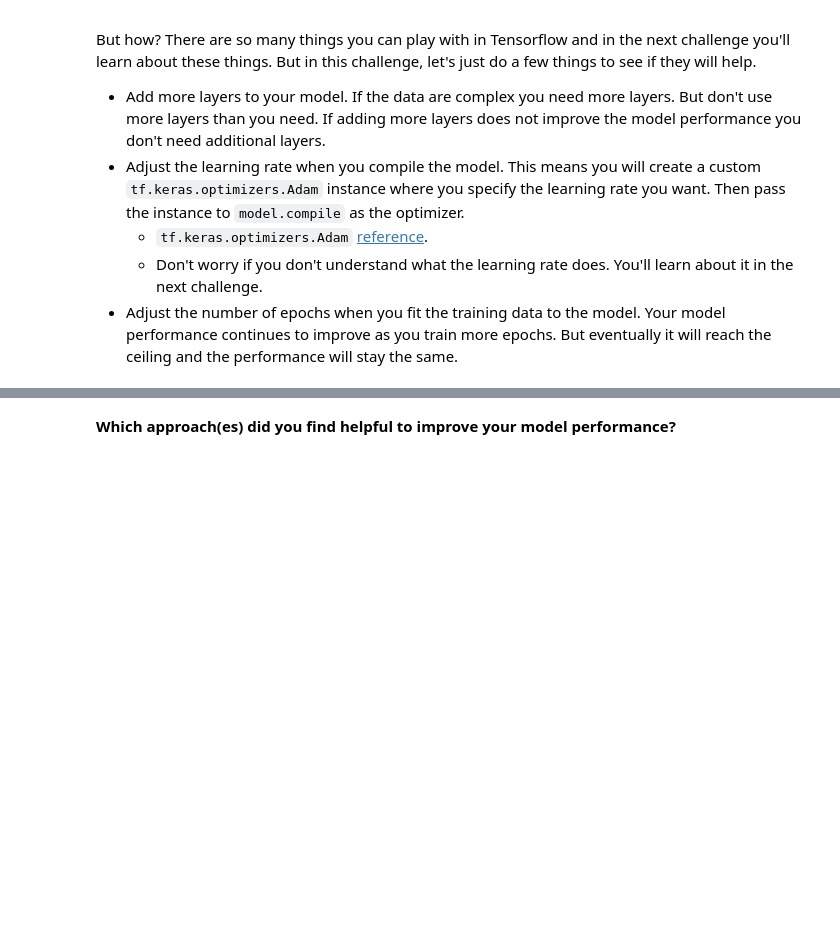
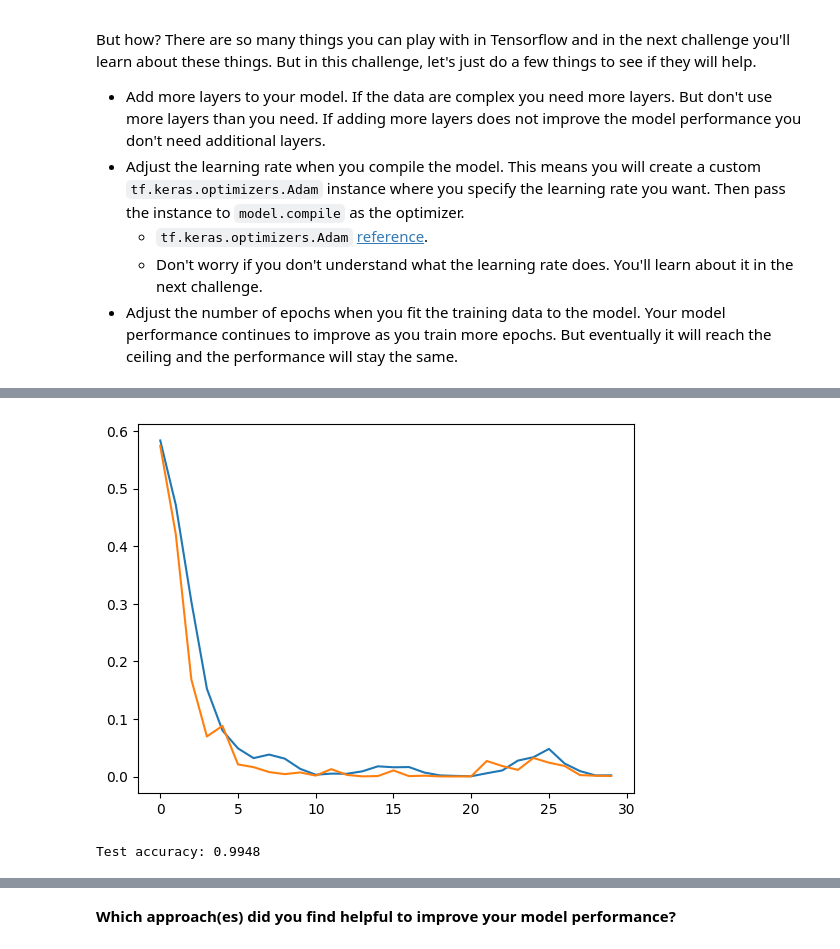
Before and after one commit to rberbenkova/lab-neural-networks, a Jupyter notebook: challenge_1.ipynb, the cells around one changed output, grey strips where cells are left out. Drawn from its saved outputs; the diff is of its cells as text; code cells hidden in the pictures; blank space fills up the shorter version.

```diff
--- a/challenge_1.ipynb
+++ b/challenge_1.ipynb
@@ -454,0 +492,11 @@ But how? There are so many things you can play with in Tensorflow and in the nex
+# %%
+# Usage: 4 layers instead of 3
+model = build_model(input_dim=9, hidden_units=(256, 128, 64, 32))
+
+model.compile(
+    optimizer="adam",
+    loss="sparse_categorical_crossentropy",
+    metrics=["accuracy"]
+)
+
+model.summary()
@@ -454,0 +525,10 @@ But how? There are so many things you can play with in Tensorflow and in the nex
+# %%
+history = model.fit(
+    X_train_scaled,   # features (NumPy array), shape (n_train, n_features)
+    y_train,          # integer labels (0 or 1), shape (n_train,)
+    validation_split=0.20,  # use 20% of TRAIN data for validation
+    epochs=100,              # upper bound on passes over the training data
+    batch_size=16,          # number of samples per gradient update
+    callbacks=[es],         # apply EarlyStopping during training
+    verbose=1               # show progress per epoch
+)
@@ -454,0 +553,13 @@ But how? There are so many things you can play with in Tensorflow and in the nex
+# %%
+# PLOT Learning Curves from history object
+import matplotlib.pyplot as plt
+plt.plot(history.history["loss"]); plt.plot(history.history["val_loss"]); plt.show()
+# %% [output]
+[figure, added]
+# %%
+# Evaluate your neural network model with the test data.
+
+test_loss, test_acc = model.evaluate(X_test_scaled, y_test, verbose=0)
+print(f"Test accuracy: {test_acc:.4f}")
+# %% [output]
+Test accuracy: 0.9948
```
Also changed, not shown: parts of 22 cells of this notebook.
